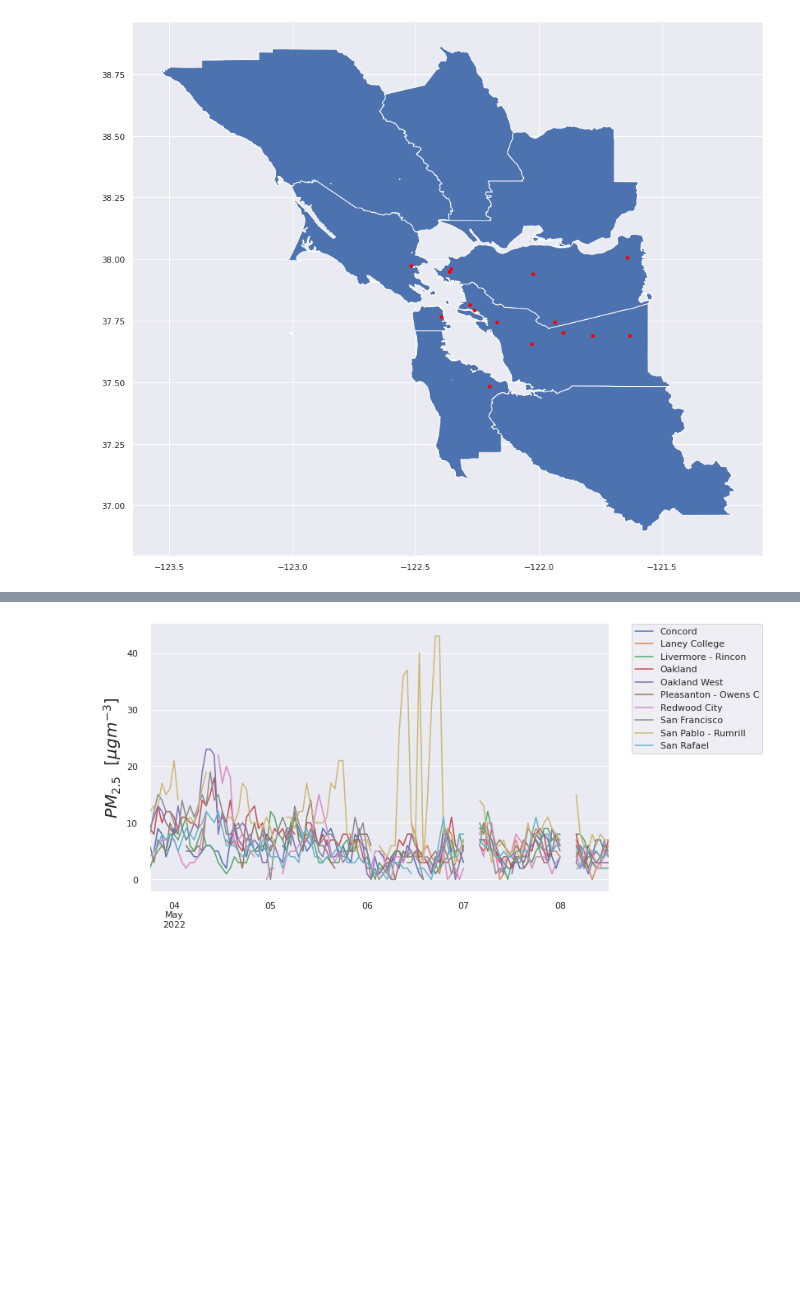
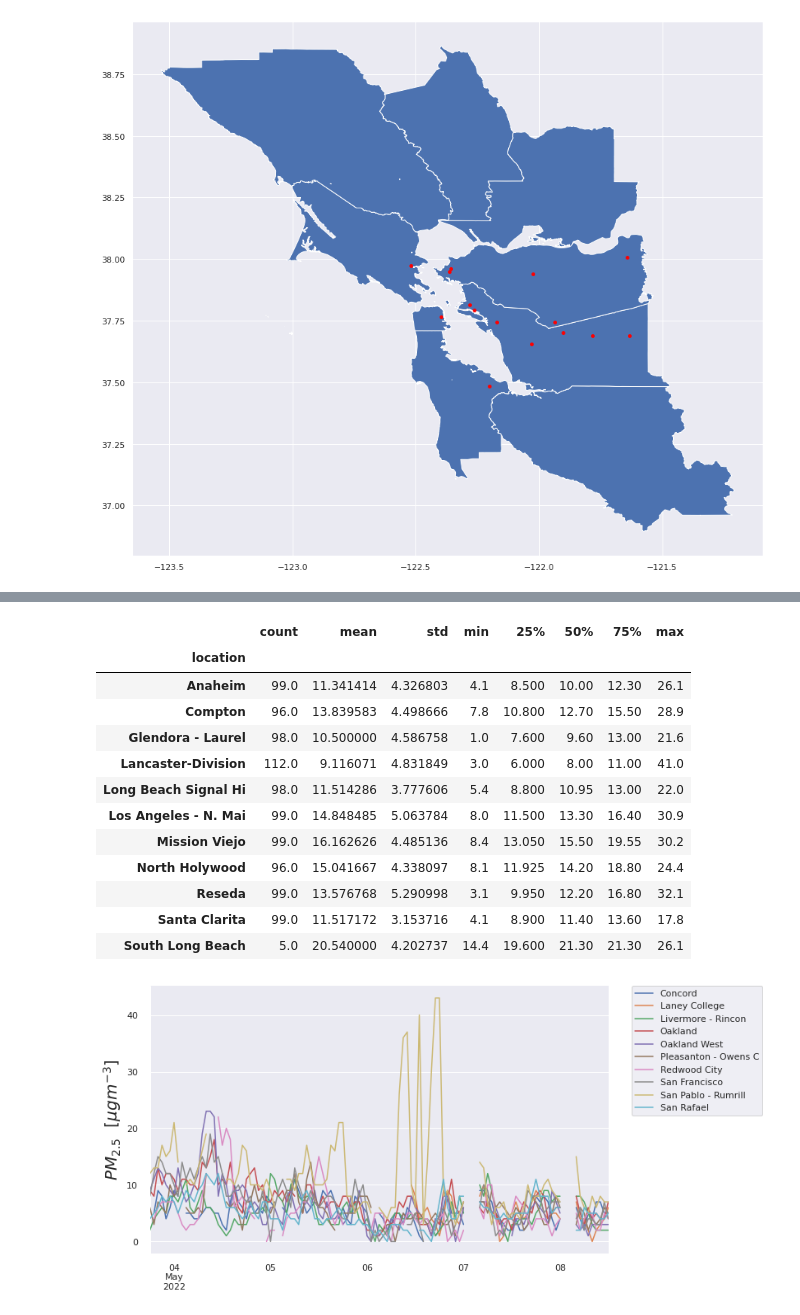
Before and after one commit to UCB-stat-159-s22/hw07-group13, a Jupyter notebook: ExplorationAndVisualization.ipynb, the cells around one changed output, grey strips where cells are left out. Saved outputs shown, nothing was run; the diff lists cells and outputs as text; code cells hidden in the pictures; blank space fills up the shorter version.

```diff
--- a/ExplorationAndVisualization.ipynb
+++ b/ExplorationAndVisualization.ipynb
@@ -71,3 +95,22 @@ measure.groupby(['location'])['value'].describe()
+# %%
+la_measure = api.measurements(city='Los Angeles-Long Beach-Santa Ana', parameter='pm25', limit=1000, df=True)
+
+# Print out the statistics on a per-location basiss
+la_measure.groupby(['location'])['value'].describe()
+# %% [output]
+|  | count | mean | std | min | 25% | 50% | 75% | max |
+| location |  |  |  |  |  |  |  |  |
+| Anaheim | 99.0 | 11.341414 | 4.326803 | 4.1 | 8.500 | 10.00 | 12.30 | 26.1 |
+| Compton | 96.0 | 13.839583 | 4.498666 | 7.8 | 10.800 | 12.70 | 15.50 | 28.9 |
+| Glendora - Laurel | 98.0 | 10.500000 | 4.586758 | 1.0 | 7.600 | 9.60 | 13.00 | 21.6 |
+| Lancaster-Division | 112.0 | 9.116071 | 4.831849 | 3.0 | 6.000 | 8.00 | 11.00 | 41.0 |
+| Long Beach Signal Hi | 98.0 | 11.514286 | 3.777606 | 5.4 | 8.800 | 10.95 | 13.00 | 22.0 |
+| Los Angeles - N. Mai | 99.0 | 14.848485 | 5.063784 | 8.0 | 11.500 | 13.30 | 16.40 | 30.9 |
+| Mission Viejo | 99.0 | 16.162626 | 4.485136 | 8.4 | 13.050 | 15.50 | 19.55 | 30.2 |
+| North Holywood | 96.0 | 15.041667 | 4.338097 | 8.1 | 11.925 | 14.20 | 18.80 | 24.4 |
+| Reseda | 99.0 | 13.576768 | 5.290998 | 3.1 | 9.950 | 12.20 | 16.80 | 32.1 |
+| Santa Clarita | 99.0 | 11.517172 | 3.153716 | 4.1 | 8.900 | 11.40 | 13.60 | 17.8 |
+| South Long Beach | 5.0 | 20.540000 | 4.202737 | 14.4 | 19.600 | 21.30 | 21.30 | 26.1 |
 # %%
 fig, ax = plt.subplots(1, figsize=(10, 6))
 
```
Also changed, not shown: parts of 10 cells of this notebook.
